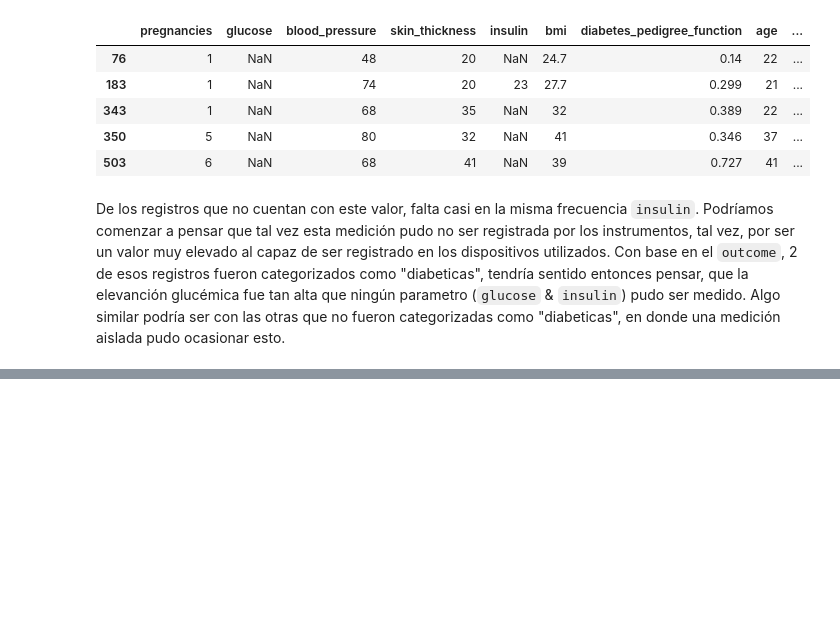
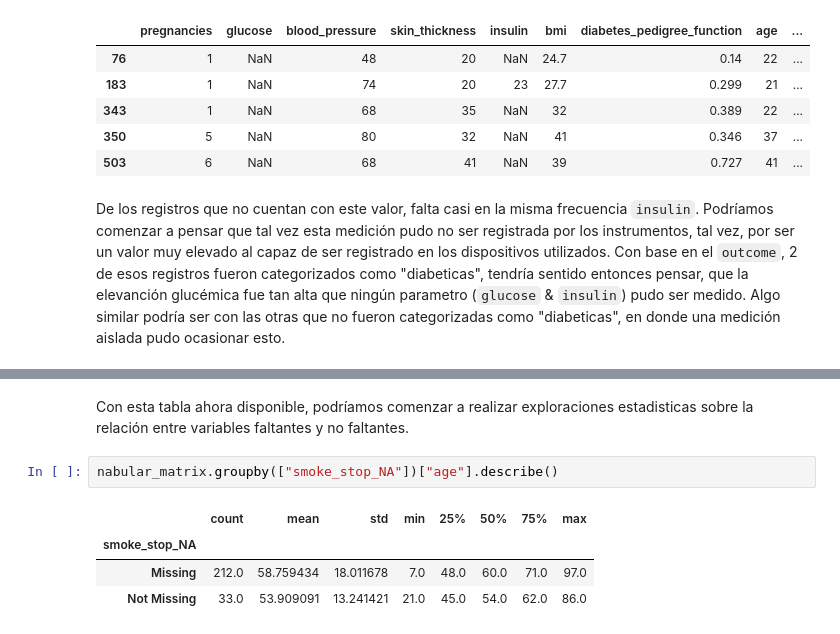
Before and after one commit to PedroRgz/Curso-Manejo-de-datos-faltantes, a Jupyter notebook: Manejo de datos faltantes: Exploración.ipynb, the cells around one changed output, grey strips where cells are left out. Saved outputs shown, nothing was run; the diff lists cells and outputs as text; blank space fills up the shorter version.

```diff
--- a/Manejo de datos faltantes: Exploración.ipynb
+++ b/Manejo de datos faltantes: Exploración.ipynb
@@ -1485,0 +1596,9 @@ De los registros que no cuentan con este valor, falta casi en la misma frecuenci
+# %% [markdown]
+Con esta tabla ahora disponible, podríamos comenzar a realizar exploraciones estadisticas sobre la relación entre variables faltantes y no faltantes.
+# %%
+nabular_matrix.groupby(["smoke_stop_NA"])["age"].describe()
+# %% [output]
+|  | count | mean | std | min | 25% | 50% | 75% | max |
+| smoke_stop_NA |  |  |  |  |  |  |  |  |
+| Missing | 212.0 | 58.759434 | 18.011678 | 7.0 | 48.0 | 60.0 | 71.0 | 97.0 |
+| Not Missing | 33.0 | 53.909091 | 13.241421 | 21.0 | 45.0 | 54.0 | 62.0 | 86.0 |
```
Also changed, not shown: parts of 15 cells of this notebook.
